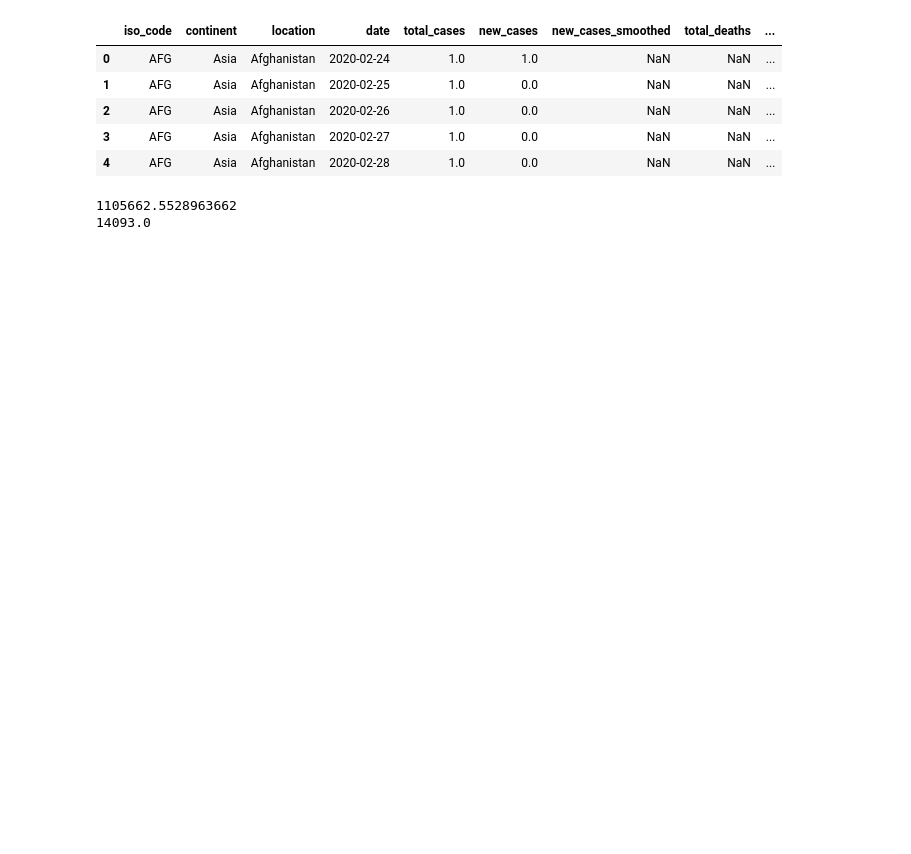
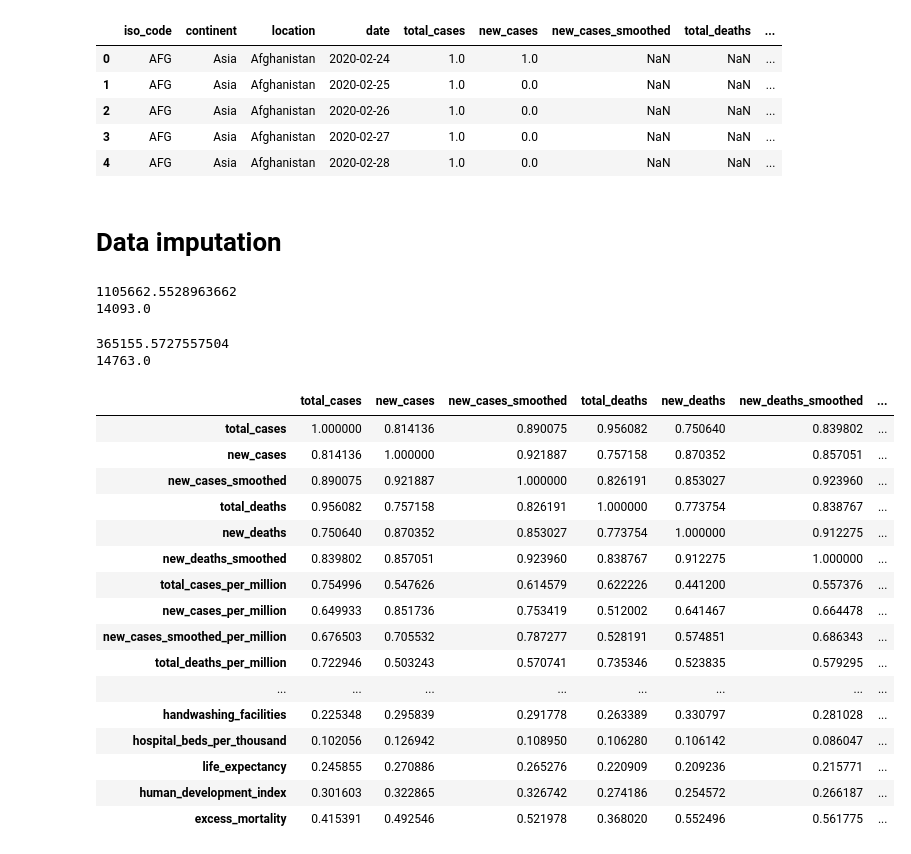
Before and after one commit to lluk4z/IF697-CienciaDeDados, a Jupyter notebook: Projeto01.ipynb, the cells around one changed output. Cells and saved outputs as stored; diff of their text form; code cells hidden in the pictures; blank space fills up the shorter version.

```diff
--- a/Projeto01.ipynb
+++ b/Projeto01.ipynb
@@ -759,8 +786,8 @@ dtype: int64
 # %% [markdown]
 Excluir as seguintes colunas, pois possuem de 80 à 90 porcento de seus dados ausentes.
 # %%
-df = df.drop(columns=['weekly_icu_admissions', 'weekly_icu_admissions_per_million', 'weekly_hosp_admissions', 'weekly_hosp_admissions_per_million',
+df_2 = df.drop(columns=['weekly_icu_admissions', 'weekly_icu_admissions_per_million', 'weekly_hosp_admissions', 'weekly_hosp_admissions_per_million',
                       'icu_patients', 'icu_patients_per_million', 'hosp_patients', 'hosp_patients_per_million'])
 # %%
 # Exluir do dataset colunasc que possuem ao menos 70% dos dados ausentes
-df = df.dropna(thresh=0.7*len(df), axis=1)
+df_2 = df.dropna(thresh=0.7*len(df), axis=1)
@@ -793,6 +824,8 @@ df.head()
 | 2 | AFG | Asia | Afghanistan | 2020-02-26 | 1.0 | 0.0 | NaN | NaN | ... |
 | 3 | AFG | Asia | Afghanistan | 2020-02-27 | 1.0 | 0.0 | NaN | NaN | ... |
 | 4 | AFG | Asia | Afghanistan | 2020-02-28 | 1.0 | 0.0 | NaN | NaN | ... |
+# %% [markdown]
+# Data imputation
 # %%
 print(df['total_cases'].mean())
 print(df['total_cases'].median())
@@ -801,0 +839,26 @@ print(df['total_cases'].median())
+# %%
+print(df_2['total_cases'].mean())
+print(df_2['total_cases'].median())
+# %% [output]
+365155.5727557504
+14763.0
+# %%
+df.corr(method='spearman')
+# %% [output]
+|  | total_cases | new_cases | new_cases_smoothed | total_deaths | new_deaths | new_deaths_smoothed | ... |
+| total_cases | 1.000000 | 0.814136 | 0.890075 | 0.956082 | 0.750640 | 0.839802 | ... |
+| new_cases | 0.814136 | 1.000000 | 0.921887 | 0.757158 | 0.870352 | 0.857051 | ... |
+| new_cases_smoothed | 0.890075 | 0.921887 | 1.000000 | 0.826191 | 0.853027 | 0.923960 | ... |
+| total_deaths | 0.956082 | 0.757158 | 0.826191 | 1.000000 | 0.773754 | 0.838767 | ... |
+| new_deaths | 0.750640 | 0.870352 | 0.853027 | 0.773754 | 1.000000 | 0.912275 | ... |
+| new_deaths_smoothed | 0.839802 | 0.857051 | 0.923960 | 0.838767 | 0.912275 | 1.000000 | ... |
+| total_cases_per_million | 0.754996 | 0.547626 | 0.614579 | 0.622226 | 0.441200 | 0.557376 | ... |
+| new_cases_per_million | 0.649933 | 0.851736 | 0.753419 | 0.512002 | 0.641467 | 0.664478 | ... |
+| new_cases_smoothed_per_million | 0.676503 | 0.705532 | 0.787277 | 0.528191 | 0.574851 | 0.686343 | ... |
+| total_deaths_per_million | 0.722946 | 0.503243 | 0.570741 | 0.735346 | 0.523835 | 0.579295 | ... |
+| ... | ... | ... | ... | ... | ... | ... | ... |
+| handwashing_facilities | 0.225348 | 0.295839 | 0.291778 | 0.263389 | 0.330797 | 0.281028 | ... |
+| hospital_beds_per_thousand | 0.102056 | 0.126942 | 0.108950 | 0.106280 | 0.106142 | 0.086047 | ... |
+| life_expectancy | 0.245855 | 0.270886 | 0.265276 | 0.220909 | 0.209236 | 0.215771 | ... |
+| human_development_index | 0.301603 | 0.322865 | 0.326742 | 0.274186 | 0.254572 | 0.266187 | ... |
+| excess_mortality | 0.415391 | 0.492546 | 0.521978 | 0.368020 | 0.552496 | 0.561775 | ... |
```
Also changed, not shown: parts of 28 cells of this notebook.
